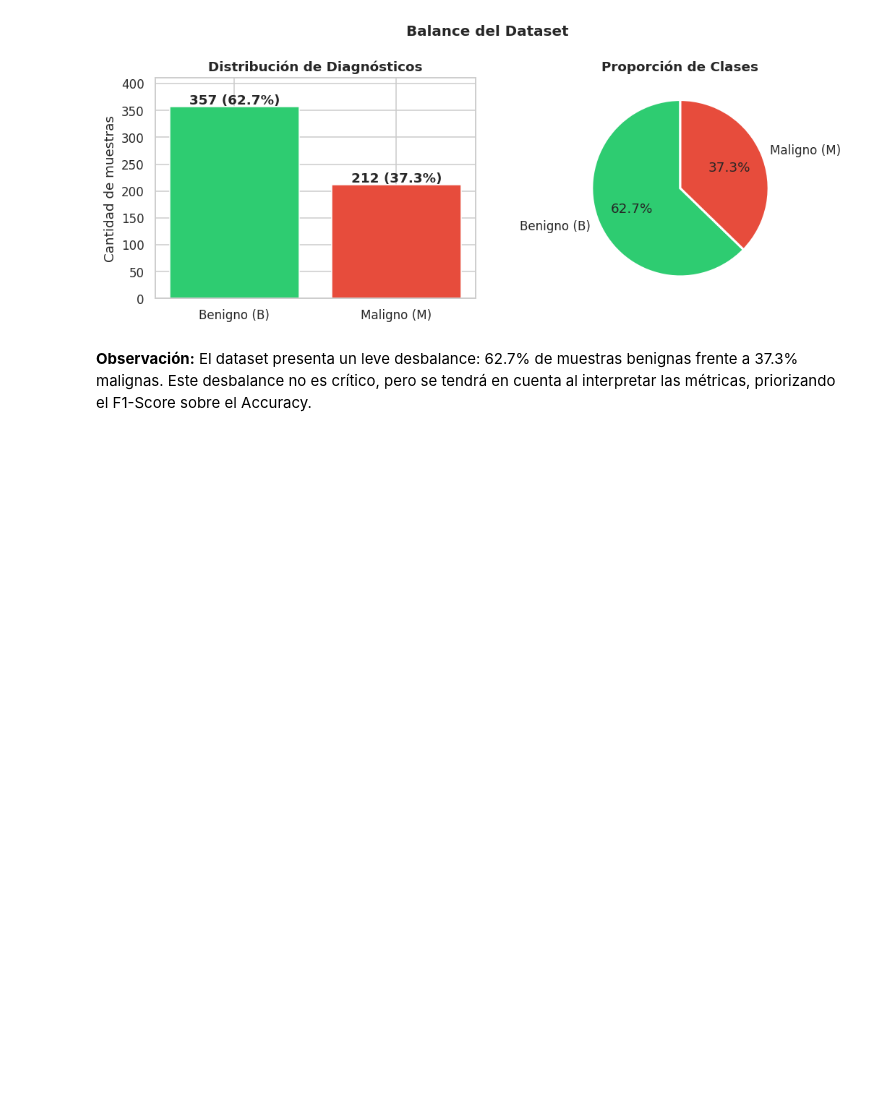
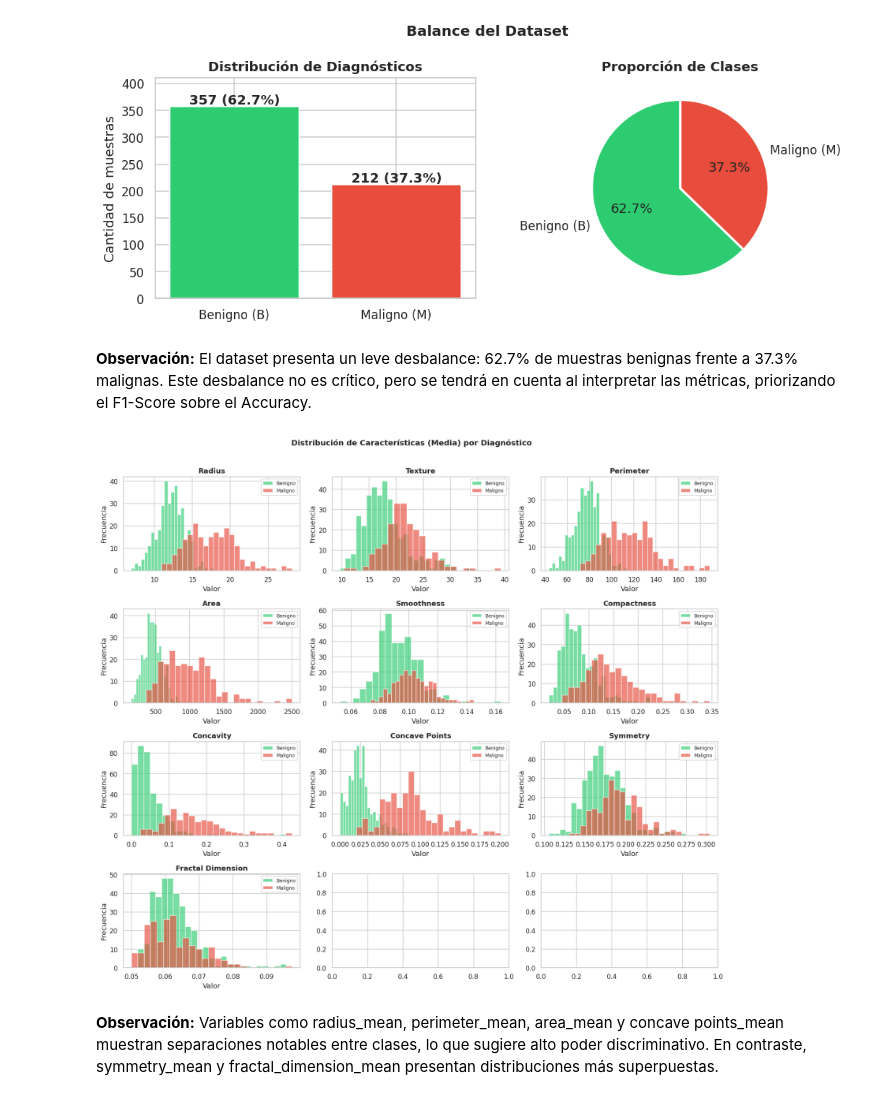
Before and after one commit to DaihanaMora/ML-Cancer-Market, a Jupyter notebook: breast_cancer.ipynb, the cells around one changed output. Drawn from its saved outputs; the diff is of its cells as text; code cells hidden in the pictures; blank space fills up the shorter version.

Commit message:
feat: histogramas por tipo de diagnóstico

```diff
--- a/breast_cancer.ipynb
+++ b/breast_cancer.ipynb
@@ -97,3 +97,27 @@ plt.show()
 [figure]
 # %% [markdown]
 **Observación:** El dataset presenta un leve desbalance: 62.7% de muestras benignas frente a 37.3% malignas. Este desbalance no es crítico, pero se tendrá en cuenta al interpretar las métricas, priorizando el F1-Score sobre el Accuracy.
+# %%
+# 3.2 Distribuciones por diagnóstico (histogramas)
+mean_features = [c for c in df.columns if '_mean' in c]
+
+fig, axes = plt.subplots(4, 3, figsize=(15, 13))
+axes = axes.flatten()
+
+for i, feat in enumerate(mean_features):
+    for diag, color, label in zip(['B', 'M'], ['#2ecc71', '#e74c3c'], ['Benigno', 'Maligno']):
+        axes[i].hist(df[df['diagnosis'] == diag][feat],
+                     bins=25, alpha=0.65, color=color, label=label, edgecolor='white')
+    axes[i].set_title(feat.replace('_mean', '').replace('_', ' ').title(), fontweight='bold')
+    axes[i].set_xlabel('Valor')
+    axes[i].set_ylabel('Frecuencia')
+    axes[i].legend(fontsize=8)
+
+plt.suptitle('Distribución de Características (Media) por Diagnóstico',
+             fontsize=13, fontweight='bold', y=1.01)
+plt.tight_layout()
+plt.show()
+# %% [output]
+[figure, added]
+# %% [markdown]
+**Observación:** Variables como radius_mean, perimeter_mean, area_mean y concave points_mean muestran separaciones notables entre clases, lo que sugiere alto poder discriminativo. En contraste, symmetry_mean y fractal_dimension_mean presentan distribuciones más superpuestas.
```
